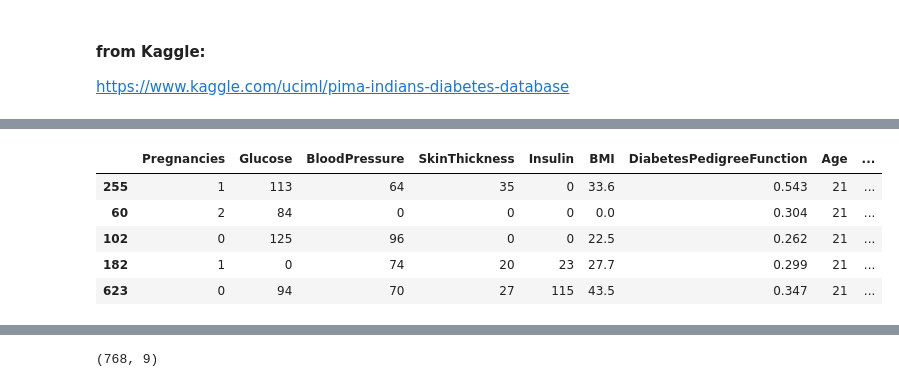
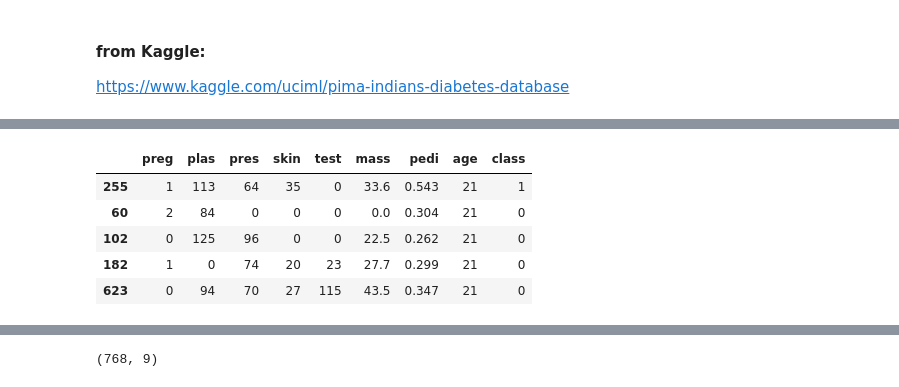
Before and after one commit to joaocarvoli-university/intro-data-science, a Jupyter notebook: notebooks-viewer/04-analyzing data.ipynb, the cells around one changed output, grey strips where cells are left out. Cells and saved outputs as stored; diff of their text form; code cells hidden in the pictures.

```diff
--- a/notebooks-viewer/04-analyzing data.ipynb
+++ b/notebooks-viewer/04-analyzing data.ipynb
@@ -19,0 +20,4 @@ df.head()
+# %%
+cols = ['preg', 'plas', 'pres', 'skin', 'test', 'mass', 'pedi', 'age', 'class']
+df = pd.read_csv('/home/joaocarvoli/Desktop/All study/intro-DS/data-sets/diabetes.csv', header=None, names=cols)
+df.head(10)
@@ -20,12 +36,12 @@ df.head()
 # %%
-df[df['Age'] > 20].sort_values('Age',ascending=True).head() # Ordering data
+df[df['age'] > 20].sort_values('age',ascending=True).head() # Ordering data
 # %% [output]
-|  | Pregnancies | Glucose | BloodPressure | SkinThickness | Insulin | BMI | DiabetesPedigreeFunction | Age | ... |
-| 255 | 1 | 113 | 64 | 35 | 0 | 33.6 | 0.543 | 21 | ... |
-| 60 | 2 | 84 | 0 | 0 | 0 | 0.0 | 0.304 | 21 | ... |
-| 102 | 0 | 125 | 96 | 0 | 0 | 22.5 | 0.262 | 21 | ... |
-| 182 | 1 | 0 | 74 | 20 | 23 | 27.7 | 0.299 | 21 | ... |
-| 623 | 0 | 94 | 70 | 27 | 115 | 43.5 | 0.347 | 21 | ... |
+|  | preg | plas | pres | skin | test | mass | pedi | age | class |
+| 255 | 1 | 113 | 64 | 35 | 0 | 33.6 | 0.543 | 21 | 1 |
+| 60 | 2 | 84 | 0 | 0 | 0 | 0.0 | 0.304 | 21 | 0 |
+| 102 | 0 | 125 | 96 | 0 | 0 | 22.5 | 0.262 | 21 | 0 |
+| 182 | 1 | 0 | 74 | 20 | 23 | 27.7 | 0.299 | 21 | 0 |
+| 623 | 0 | 94 | 70 | 27 | 115 | 43.5 | 0.347 | 21 | 0 |
 # %%
 df.describe()
 # %% [output]
```
Also changed, not shown: parts of 25 cells of this notebook.
